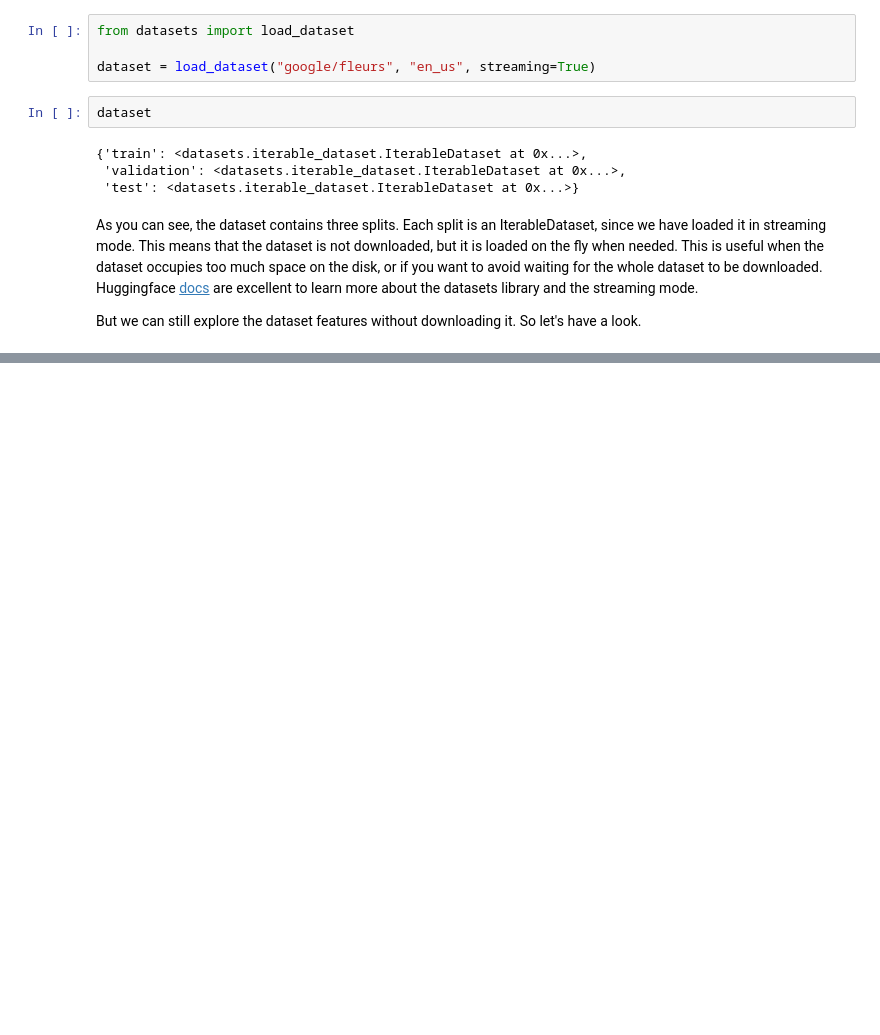
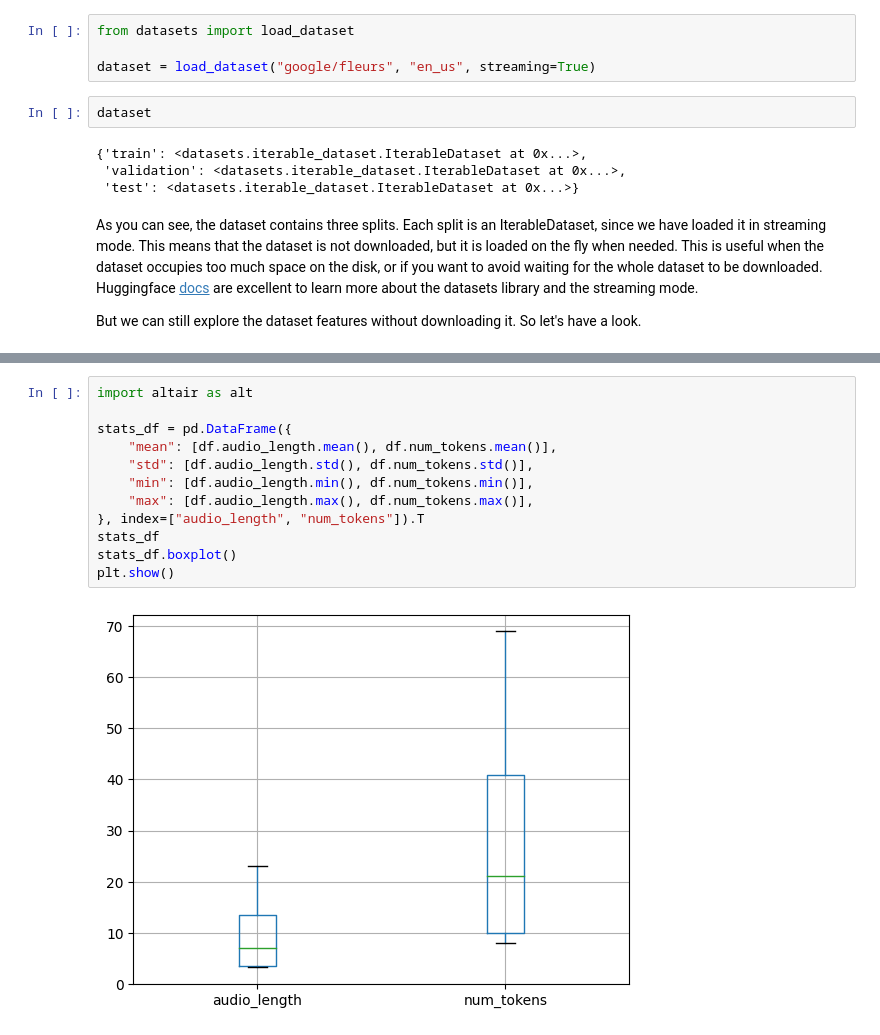
Before and after one commit to marinone94/whisper-inquiry, a Jupyter notebook: src/whisper_training/huggingface_training.ipynb, the cells around one changed output, grey strips where cells are left out. Cells and saved outputs as stored; diff of their text form; blank space fills up the shorter version.

```diff
--- a/src/whisper_training/huggingface_training.ipynb
+++ b/src/whisper_training/huggingface_training.ipynb
@@ -57,0 +230,14 @@ pprint(features)
+# %%
+import altair as alt
+
+stats_df = pd.DataFrame({
+    "mean": [df.audio_length.mean(), df.num_tokens.mean()],
+    "std": [df.audio_length.std(), df.num_tokens.std()],
+    "min": [df.audio_length.min(), df.num_tokens.min()],
+    "max": [df.audio_length.max(), df.num_tokens.max()],
+}, index=["audio_length", "num_tokens"]).T
+stats_df
+stats_df.boxplot()
+plt.show()
+# %% [output]
+[figure, added]
```
Also changed, not shown: parts of 27 cells of this notebook, 1 other file.
